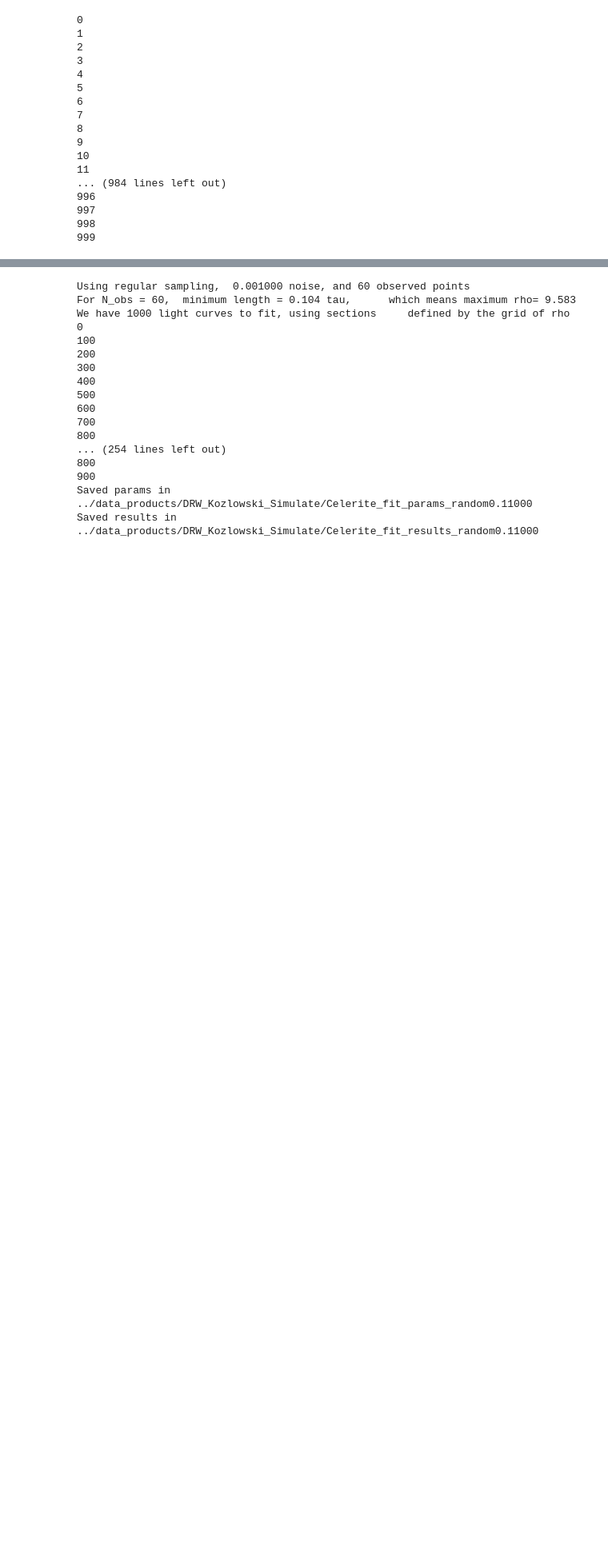
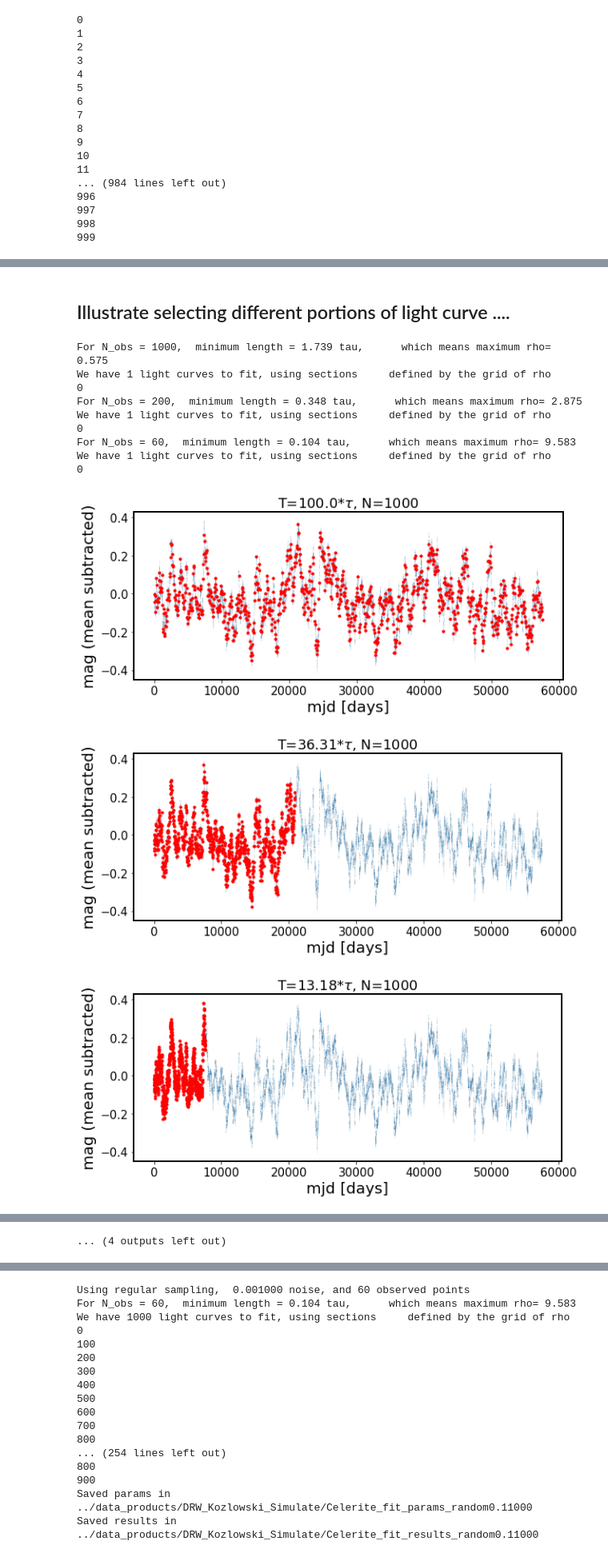
Before and after one commit to suberlak/DRW_Celerite, a Jupyter notebook: code/Celerite_Kozlowski_2017_simulate.ipynb, the cells around one changed output, grey strips where cells are left out. Shown at 80% size. Cells and saved outputs as stored; diff of their text form; code cells hidden in the pictures; blank space fills up the shorter version.

Commit message:
simulating and sampling light curves for Fig 2

```diff
--- a/code/Celerite_Kozlowski_2017_simulate.ipynb
+++ b/code/Celerite_Kozlowski_2017_simulate.ipynb
@@ -74,13 +72,15 @@ np.savetxt(outDir + 'DRW_times_dt-0.1_T-57500d.txt', t, fmt='%.2d' )
 # Loop saving into dic and then dumping dic as npy pickle...
 # 328 MB for 1000 lightcurves ,
 # so it would be 3 GB for 10 000 light curves ...
-outDir = '../data_products/DRW_Kozlowski_Simulate/'
-results = {}
-for i in range(1000) :
-    print(i)
-    y = sim_DRW_lightcurve(t, SF_inf, tau_in , 0) # exactly the same points
-    # since we are using a regular grid for the truth ...
-    results[i] = {'y':y}
+#outDir = '../data_products/DRW_Kozlowski_Simulate/'
+#results = {}
+#for i in range(1000) :
+#    print(i)
+#    y = sim_DRW_lightcurve(t, SF_inf, tau_in , 0) # exactly the same points
+#    # since we are using a regular grid for the truth ...
+#    results[i] = {'y':y}
 
-name = 'DRW_tau-575_dt-1_SF-0.2_results'
-np.save(outDir+name,results, fmt='%.2d')
+#name = 'DRW_tau-575_dt-1_SF-0.2_results'
+#np.save(outDir+name,results, fmt='%.2d')
+
+# Too much - abandoned that idea in favor of saving each LC in it's own txt file ...
@@ -313,0 +310,28 @@ def fit_lightcurves(SF_inf = 0.2, noise=0.001, sampling='regular',
+# %% [markdown]
+## Illustrate selecting different portions of light curve ....
+# %%
+%matplotlib inline
+# Illustrate how we select different sections of lightcurve ...
+sampling = 'regular'
+noise = 0.001
+n_rho_grid = 5
+
+plot = {}
+for N_obs in [1000,200,60] :
+    results = fit_lightcurves(noise=noise, sampling=sampling, N_obs =N_obs,
+                              n_rho_grid = n_rho_grid, n_lightcurves=1, plot=True,
+                              fit=False)
+    plot[N_obs] = results
+# %% [output]
+For N_obs = 1000,  minimum length = 1.739 tau,      which means maximum rho= 0.575
+We have 1 light curves to fit, using sections     defined by the grid of rho
+0
+For N_obs = 200,  minimum length = 0.348 tau,      which means maximum rho= 2.875
+We have 1 light curves to fit, using sections     defined by the grid of rho
+0
+For N_obs = 60,  minimum length = 0.104 tau,      which means maximum rho= 9.583
+We have 1 light curves to fit, using sections     defined by the grid of rho
+0
+[figure, added]
+[figure, added]
+[figure, added]
@@ -313,0 +346 @@ def fit_lightcurves(SF_inf = 0.2, noise=0.001, sampling='regular',
+... (4 outputs left out)
```
Also changed, not shown: parts of 19 cells of this notebook.
